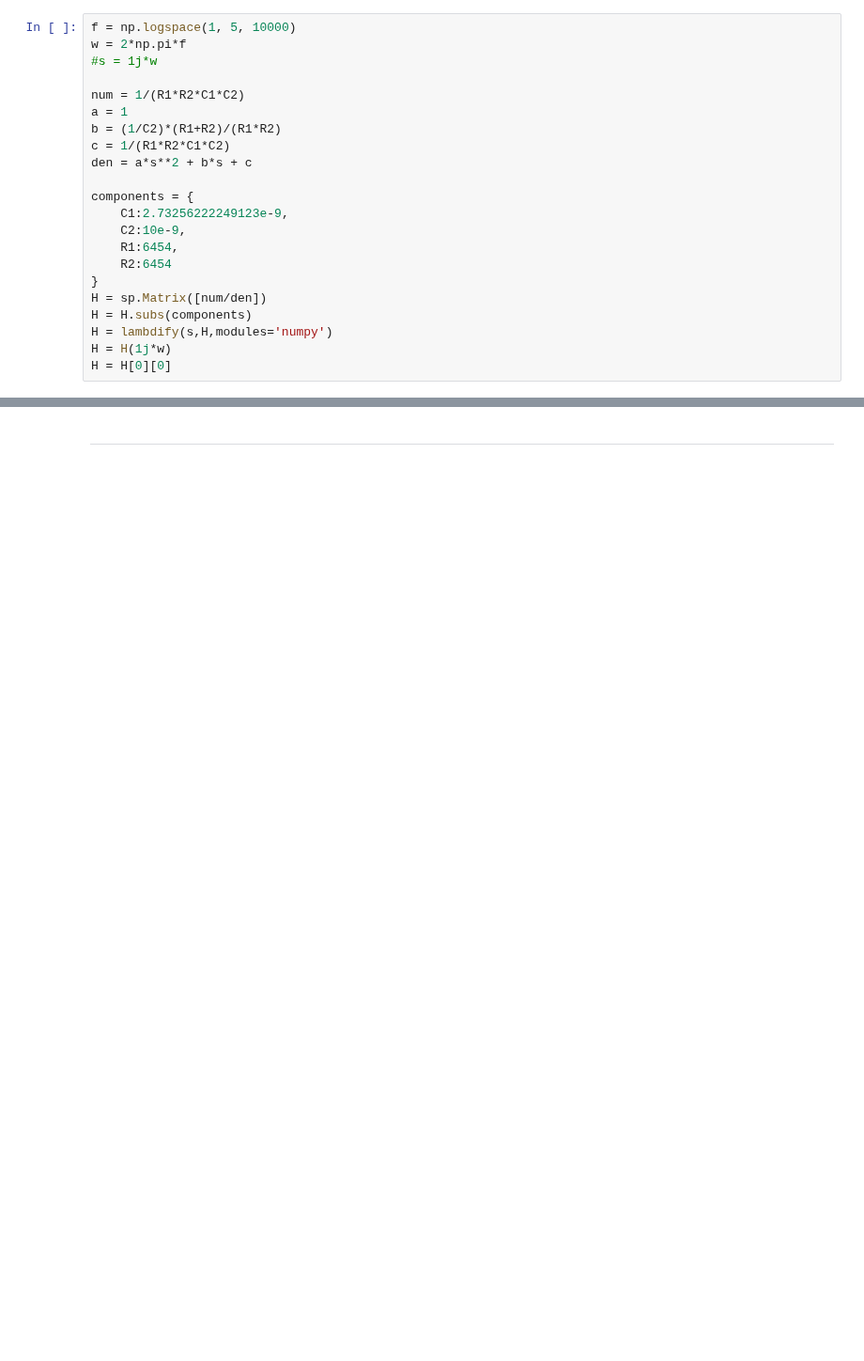
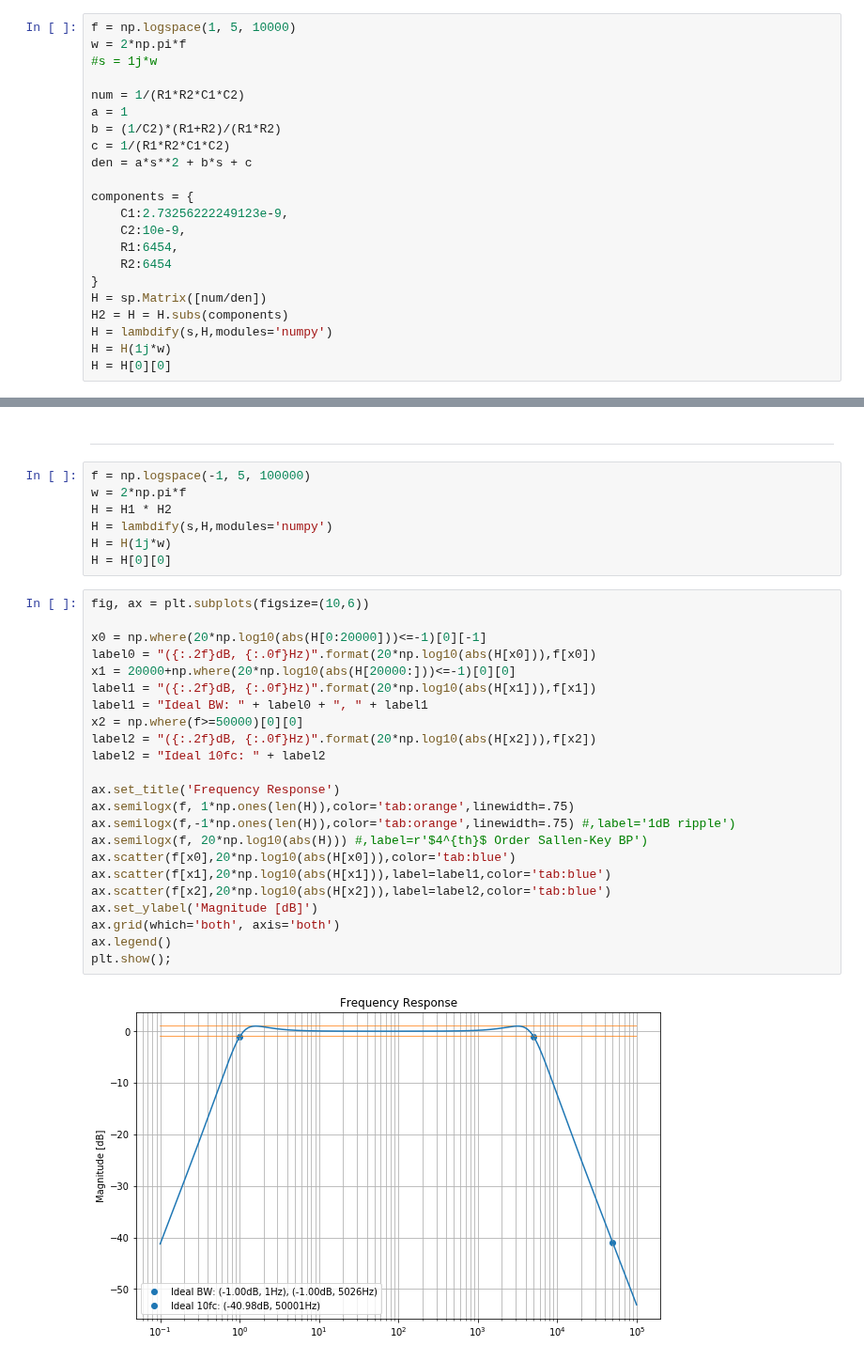
Before and after one commit to kegedy/EE538, a Jupyter notebook: design_project/design_project.ipynb, the cells around one changed output, grey strips where cells are left out. Shown at 94% size. Cells and saved outputs as stored; diff of their text form; blank space fills up the shorter version.

```diff
--- a/design_project/design_project.ipynb
+++ b/design_project/design_project.ipynb
@@ -407,7 +597,7 @@ components = {
     R2:6454
 }
 H = sp.Matrix([num/den])
-H = H.subs(components)
+H2 = H = H.subs(components)
 H = lambdify(s,H,modules='numpy')
 H = H(1j*w)
 H = H[0][0]
@@ -506,2 +624,34 @@ plt.show();
 # %% [markdown]
 <hr>
+# %%
+f = np.logspace(-1, 5, 100000)
+w = 2*np.pi*f
+H = H1 * H2
+H = lambdify(s,H,modules='numpy')
+H = H(1j*w)
+H = H[0][0]
+# %%
+fig, ax = plt.subplots(figsize=(10,6))
+
+x0 = np.where(20*np.log10(abs(H[0:20000]))<=-1)[0][-1]
+label0 = "({:.2f}dB, {:.0f}Hz)".format(20*np.log10(abs(H[x0])),f[x0])
+x1 = 20000+np.where(20*np.log10(abs(H[20000:]))<=-1)[0][0]
+label1 = "({:.2f}dB, {:.0f}Hz)".format(20*np.log10(abs(H[x1])),f[x1])
+label1 = "Ideal BW: " + label0 + ", " + label1
+x2 = np.where(f>=50000)[0][0]
+label2 = "({:.2f}dB, {:.0f}Hz)".format(20*np.log10(abs(H[x2])),f[x2])
+label2 = "Ideal 10fc: " + label2
+
+ax.set_title('Frequency Response')
+ax.semilogx(f, 1*np.ones(len(H)),color='tab:orange',linewidth=.75)
+ax.semilogx(f,-1*np.ones(len(H)),color='tab:orange',linewidth=.75) #,label='1dB ripple')
+ax.semilogx(f, 20*np.log10(abs(H))) #,label=r'$4^{th}$ Order Sallen-Key BP')
+ax.scatter(f[x0],20*np.log10(abs(H[x0])),color='tab:blue')
+ax.scatter(f[x1],20*np.log10(abs(H[x1])),label=label1,color='tab:blue')
+ax.scatter(f[x2],20*np.log10(abs(H[x2])),label=label2,color='tab:blue')
+ax.set_ylabel('Magnitude [dB]')
+ax.grid(which='both', axis='both')
+ax.legend()
+plt.show();
+# %% [output]
+[figure, added]
```
Also changed, not shown: parts of 31 cells of this notebook.
